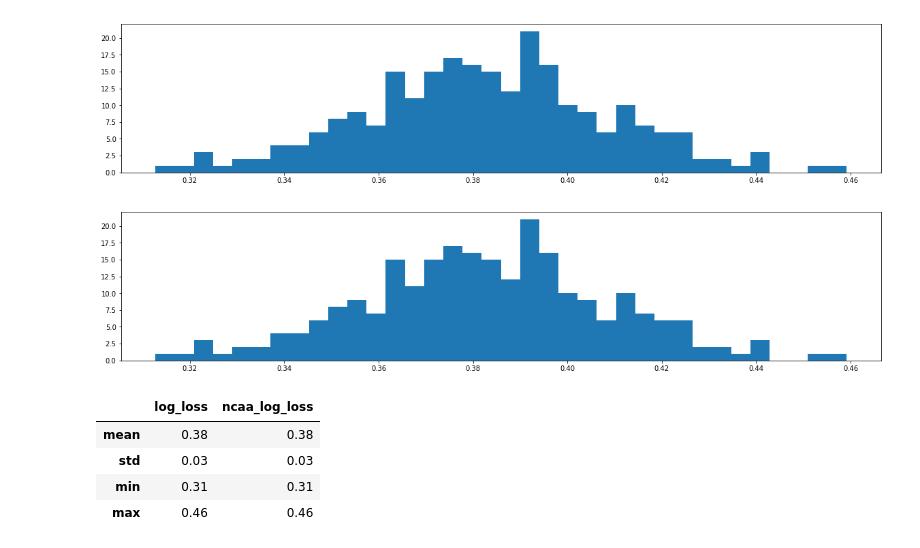
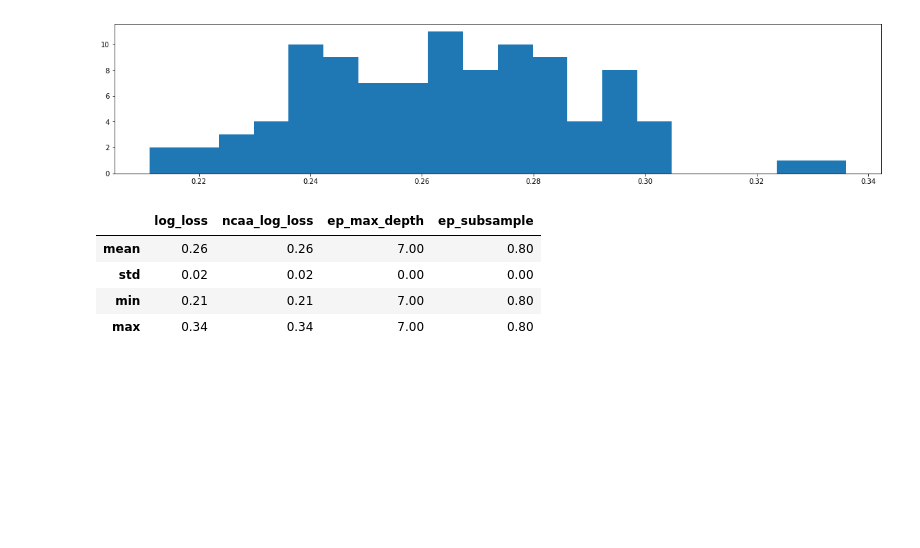
Before and after one commit to TheMoods/MarchMadness, a Jupyter notebook: Game_Set_Model.ipynb, the cells around one changed output. Drawn from its saved outputs; the diff is of its cells as text; code cells hidden in the pictures; blank space fills up the shorter version.

```diff
--- a/Game_Set_Model.ipynb
+++ b/Game_Set_Model.ipynb
@@ -26,10 +55,9 @@ gsm.get_prediction_table().dropna()
 # %%
-gsm.model.cross_validate(n=250, n_splits=5, show_hist=True, estimator_params={'max_depth': 7, 'subsample':.8})
+gsm.model.cross_validate(n=100, n_splits=5, show_histogram=True, estimator_params={'max_depth': 7, 'subsample':.8})
 # %% [output]
-[figure, old version]
+[figure, new version]
-[figure, removed]
-|  | log_loss | ncaa_log_loss |
-| mean | 0.38 | 0.38 |
-| std | 0.03 | 0.03 |
-| min | 0.31 | 0.31 |
-| max | 0.46 | 0.46 |
+|  | log_loss | ncaa_log_loss | ep_max_depth | ep_subsample |
+| mean | 0.26 | 0.26 | 7.00 | 0.80 |
+| std | 0.02 | 0.02 | 0.00 | 0.00 |
+| min | 0.21 | 0.21 | 7.00 | 0.80 |
+| max | 0.34 | 0.34 | 7.00 | 0.80 |
```
Also changed, not shown: parts of 3 cells of this notebook, 4 other files.
